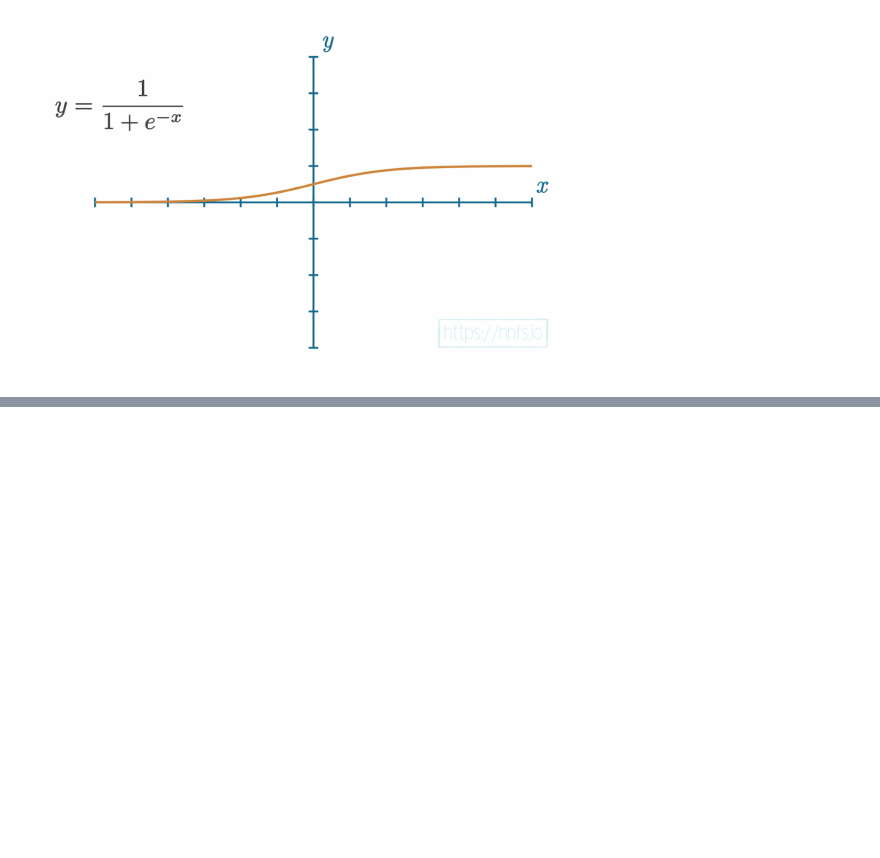
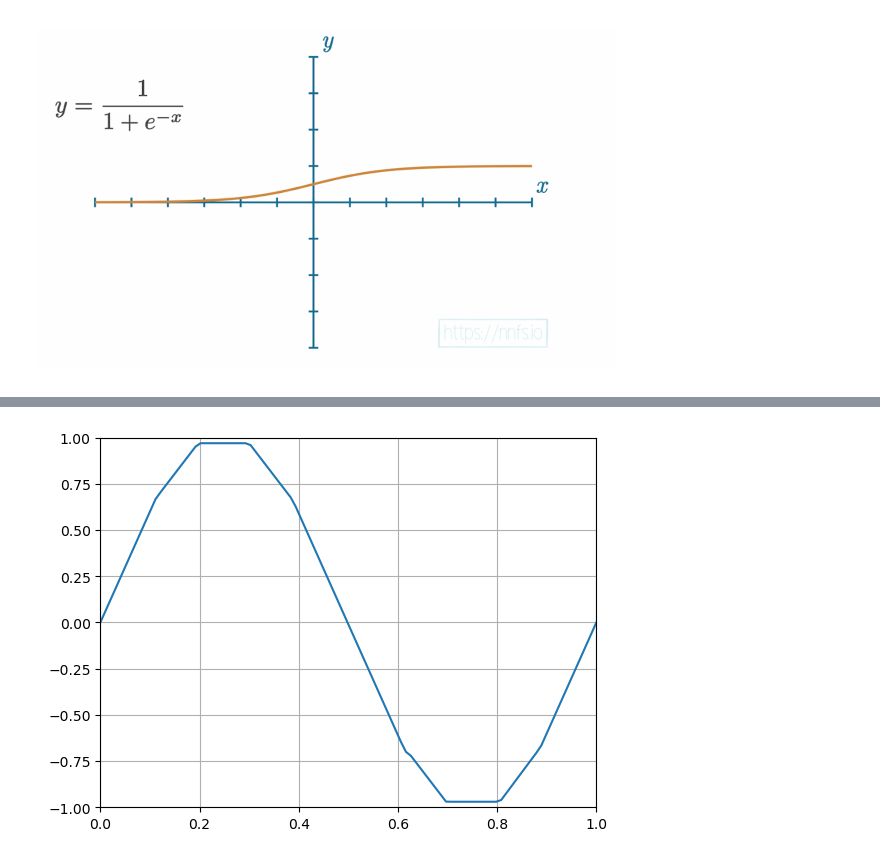
Before and after one commit to danjelito/nn-from-scratch, a Jupyter notebook: 04_activation_function.ipynb, the cells around one changed output, grey strips where cells are left out. Cells and saved outputs as stored; diff of their text form; code cells hidden in the pictures; blank space fills up the shorter version.

```diff
--- a/04_activation_function.ipynb
+++ b/04_activation_function.ipynb
@@ -23,0 +54,99 @@ infinity -> 1
+# %%
+layer1_neuron1_weight, layer1_neuron1_bias= 6, 0
+layer1_neuron2_weight, layer1_neuron2_bias= 3.5, -0.42
+layer1_neuron3_weight, layer1_neuron3_bias= -3.5, 1.35
+layer1_neuron4_weight, layer1_neuron4_bias= -6, 3.69
+layer1_neuron5_weight, layer1_neuron5_bias= -3.5, 2.44
+layer1_neuron6_weight, layer1_neuron6_bias= 3.6, -2.9
+layer1_neuron7_weight, layer1_neuron7_bias= 6, -5.3
+layer1_neuron8_weight, layer1_neuron8_bias= 0, 0
+
+layer2_neuron1_weight, layer2_neuron1_bias= -1, 0.7
+layer2_neuron2_weight, layer2_neuron2_bias= -1, 0.27
+layer2_neuron3_weight, layer2_neuron3_bias= -1, 0.3
+layer2_neuron4_weight, layer2_neuron4_bias= -1, 1.37
+layer2_neuron5_weight, layer2_neuron5_bias= -1, 0.27
+layer2_neuron6_weight, layer2_neuron6_bias= -1, 0.27
+layer2_neuron7_weight, layer2_neuron7_bias= -1, 0.7
+layer2_neuron8_weight, layer2_neuron8_bias= 0, 1
+
+layero_weight1= -1
+layero_weight2= -1
+layero_weight3= -1
+layero_weight4= -1
+layero_weight5= -1
+layero_weight6= -1
+layero_weight7= -1
+layero_weight8= 1.94
+
+weights1= [
+    layer1_neuron1_weight,
+    layer1_neuron2_weight,
+    layer1_neuron3_weight,
+    layer1_neuron4_weight,
+    layer1_neuron5_weight,
+    layer1_neuron6_weight,
+    layer1_neuron7_weight,
+    layer1_neuron8_weight,
+]
+biases1= [
+    layer1_neuron1_bias,
+    layer1_neuron2_bias,
+    layer1_neuron3_bias,
+    layer1_neuron4_bias,
+    layer1_neuron5_bias,
+    layer1_neuron6_bias,
+    layer1_neuron7_bias,
+    layer1_neuron8_bias,
+]
+weights2= [
+    layer2_neuron1_weight,
+    layer2_neuron2_weight,
+    layer2_neuron3_weight,
+    layer2_neuron4_weight,
+    layer2_neuron5_weight,
+    layer2_neuron6_weight,
+    layer2_neuron7_weight,
+    layer2_neuron8_weight,
+]
+biases2= [
+    layer2_neuron1_bias,
+    layer2_neuron2_bias,
+    layer2_neuron3_bias,
+    layer2_neuron4_bias,
+    layer2_neuron5_bias,
+    layer2_neuron6_bias,
+    layer2_neuron7_bias,
+    layer2_neuron8_bias,
+]
+weightso= [
+    layero_weight1,
+    layero_weight2,
+    layero_weight3,
+    layero_weight4,
+    layero_weight5,
+    layero_weight6,
+    layero_weight7,
+    layero_weight8,
+]
+
+inputs= np.linspace(0, 1, 100)
+outputs= []
+
+for i in inputs:
+    layer1_output= i * np.array(weights1) + np.array(biases1)
+    layer1_output= [relu(x) for x in layer1_output]
+
+    layer2_output= layer1_output * np.array(weights2) + np.array(biases2)
+    layer2_output= [relu(x) for x in layer2_output]
+
+    layero_output= np.sum(np.array(layer2_output) * np.array(weightso))
+    outputs.append(layero_output)
+
+plt.plot(inputs, outputs)
+plt.xlim(0, 1)
+plt.ylim(-1, 1)
+plt.grid()
+plt.show()
+# %% [output]
+[figure, added]
```
Also changed, not shown: parts of 9 cells of this notebook.
